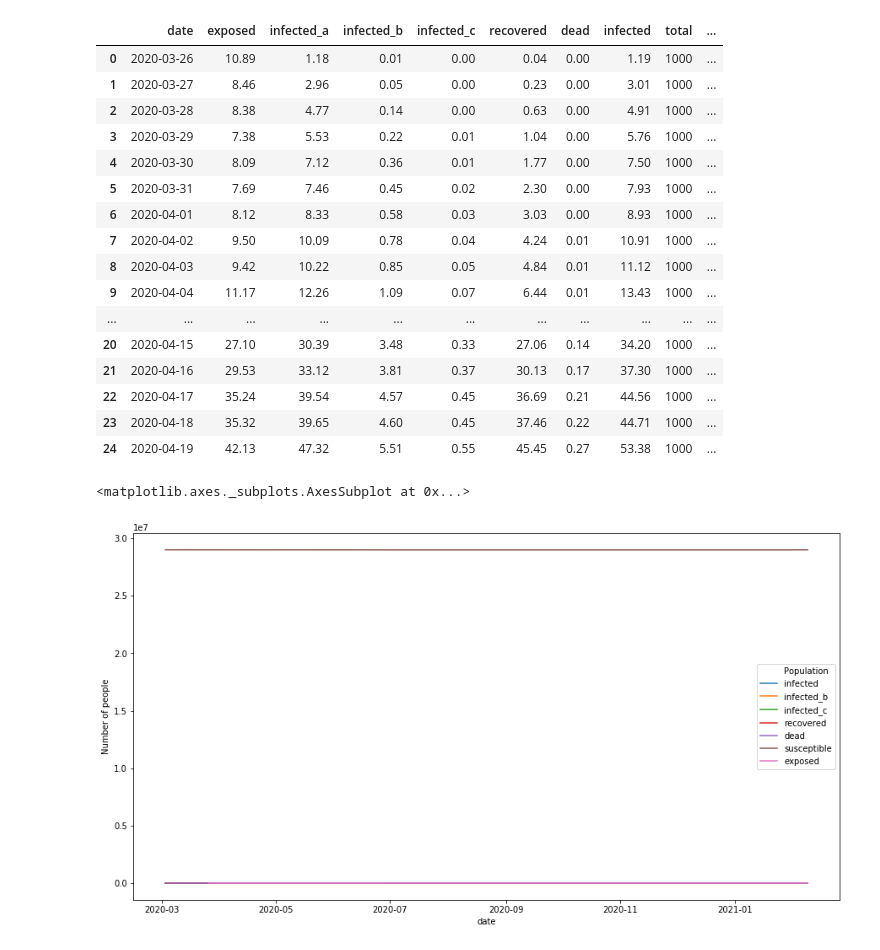
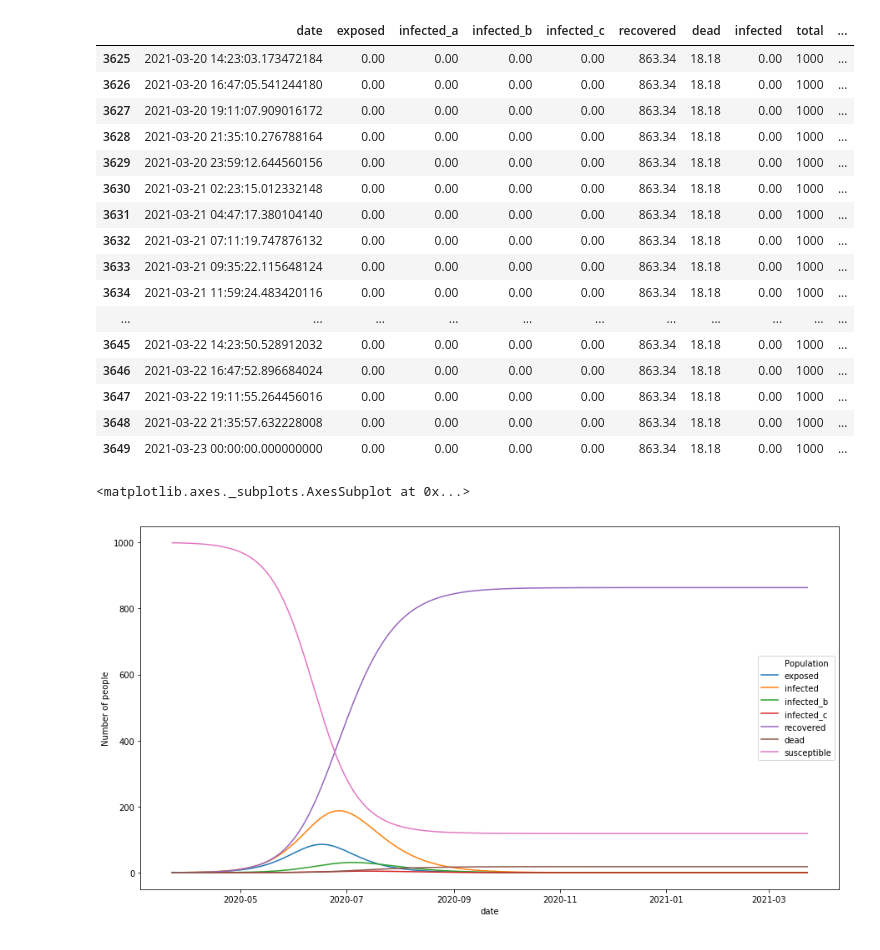
Before and after one commit to act-now-coalition/covid-data-model, a Jupyter notebook: seird_notebook_runtime.ipynb, the cells around one changed output. Cells and saved outputs as stored; diff of their text form; code cells hidden in the pictures.

Commit message:
smoothed dataframes and made dates more reasonable

```diff
--- a/seird_notebook_runtime.ipynb
+++ b/seird_notebook_runtime.ipynb
@@ -116,7 +116,8 @@ def plot_df(df, cols):
 # [1. 0. 0. 0. 0. 0.]
 # [0.0, 0.00025, 0.0, 0.0] 0.2 [0.0, 0.08, 0.06818182, 0.08571429] [0.0, 0.02, 0.02272727] 0.057142857142857134 28995881.0
 # %%
-use_harvard_init = False #If True use the harvard model inputs for inital conditions and N (recreate their graph)
+#use_harvard_init = False #If True use the harvard model inputs for inital conditions and N (recreate their graph)
+use_harvard_init = True #If True use the harvard model inputs for inital conditions and N (recreate their graph)
 # %%
 [df, soln] = model_state('USA', 'TX', INTERVENTIONS[0])
 
@@ -189,27 +184,27 @@ plt.ylim([1,N])
 # %%
-df.head(25)
+df.tail(25)
 # %% [output]
 |  | date | exposed | infected_a | infected_b | infected_c | recovered | dead | infected | total | ... |
-| 0 | 2020-03-26 | 10.89 | 1.18 | 0.01 | 0.00 | 0.04 | 0.00 | 1.19 | 1000 | ... |
-| 1 | 2020-03-27 | 8.46 | 2.96 | 0.05 | 0.00 | 0.23 | 0.00 | 3.01 | 1000 | ... |
-| 2 | 2020-03-28 | 8.38 | 4.77 | 0.14 | 0.00 | 0.63 | 0.00 | 4.91 | 1000 | ... |
-| 3 | 2020-03-29 | 7.38 | 5.53 | 0.22 | 0.01 | 1.04 | 0.00 | 5.76 | 1000 | ... |
-| 4 | 2020-03-30 | 8.09 | 7.12 | 0.36 | 0.01 | 1.77 | 0.00 | 7.50 | 1000 | ... |
-| 5 | 2020-03-31 | 7.69 | 7.46 | 0.45 | 0.02 | 2.30 | 0.00 | 7.93 | 1000 | ... |
-| 6 | 2020-04-01 | 8.12 | 8.33 | 0.58 | 0.03 | 3.03 | 0.00 | 8.93 | 1000 | ... |
-| 7 | 2020-04-02 | 9.50 | 10.09 | 0.78 | 0.04 | 4.24 | 0.01 | 10.91 | 1000 | ... |
-| 8 | 2020-04-03 | 9.42 | 10.22 | 0.85 | 0.05 | 4.84 | 0.01 | 11.12 | 1000 | ... |
-| 9 | 2020-04-04 | 11.17 | 12.26 | 1.09 | 0.07 | 6.44 | 0.01 | 13.43 | 1000 | ... |
+| 3625 | 2021-03-20 14:23:03.173472184 | 0.00 | 0.00 | 0.00 | 0.00 | 863.34 | 18.18 | 0.00 | 1000 | ... |
+| 3626 | 2021-03-20 16:47:05.541244180 | 0.00 | 0.00 | 0.00 | 0.00 | 863.34 | 18.18 | 0.00 | 1000 | ... |
+| 3627 | 2021-03-20 19:11:07.909016172 | 0.00 | 0.00 | 0.00 | 0.00 | 863.34 | 18.18 | 0.00 | 1000 | ... |
+| 3628 | 2021-03-20 21:35:10.276788164 | 0.00 | 0.00 | 0.00 | 0.00 | 863.34 | 18.18 | 0.00 | 1000 | ... |
+| 3629 | 2021-03-20 23:59:12.644560156 | 0.00 | 0.00 | 0.00 | 0.00 | 863.34 | 18.18 | 0.00 | 1000 | ... |
+| 3630 | 2021-03-21 02:23:15.012332148 | 0.00 | 0.00 | 0.00 | 0.00 | 863.34 | 18.18 | 0.00 | 1000 | ... |
+| 3631 | 2021-03-21 04:47:17.380104140 | 0.00 | 0.00 | 0.00 | 0.00 | 863.34 | 18.18 | 0.00 | 1000 | ... |
+| 3632 | 2021-03-21 07:11:19.747876132 | 0.00 | 0.00 | 0.00 | 0.00 | 863.34 | 18.18 | 0.00 | 1000 | ... |
+| 3633 | 2021-03-21 09:35:22.115648124 | 0.00 | 0.00 | 0.00 | 0.00 | 863.34 | 18.18 | 0.00 | 1000 | ... |
+| 3634 | 2021-03-21 11:59:24.483420116 | 0.00 | 0.00 | 0.00 | 0.00 | 863.34 | 18.18 | 0.00 | 1000 | ... |
 | ... | ... | ... | ... | ... | ... | ... | ... | ... | ... | ... |
-| 20 | 2020-04-15 | 27.10 | 30.39 | 3.48 | 0.33 | 27.06 | 0.14 | 34.20 | 1000 | ... |
-| 21 | 2020-04-16 | 29.53 | 33.12 | 3.81 | 0.37 | 30.13 | 0.17 | 37.30 | 1000 | ... |
-| 22 | 2020-04-17 | 35.24 | 39.54 | 4.57 | 0.45 | 36.69 | 0.21 | 44.56 | 1000 | ... |
-| 23 | 2020-04-18 | 35.32 | 39.65 | 4.60 | 0.45 | 37.46 | 0.22 | 44.71 | 1000 | ... |
-| 24 | 2020-04-19 | 42.13 | 47.32 | 5.51 | 0.55 | 45.45 | 0.27 | 53.38 | 1000 | ... |
+| 3645 | 2021-03-22 14:23:50.528912032 | 0.00 | 0.00 | 0.00 | 0.00 | 863.34 | 18.18 | 0.00 | 1000 | ... |
+| 3646 | 2021-03-22 16:47:52.896684024 | 0.00 | 0.00 | 0.00 | 0.00 | 863.34 | 18.18 | 0.00 | 1000 | ... |
+| 3647 | 2021-03-22 19:11:55.264456016 | 0.00 | 0.00 | 0.00 | 0.00 | 863.34 | 18.18 | 0.00 | 1000 | ... |
+| 3648 | 2021-03-22 21:35:57.632228008 | 0.00 | 0.00 | 0.00 | 0.00 | 863.34 | 18.18 | 0.00 | 1000 | ... |
+| 3649 | 2021-03-23 00:00:00.000000000 | 0.00 | 0.00 | 0.00 | 0.00 | 863.34 | 18.18 | 0.00 | 1000 | ... |
 # %%
 chart_cols = ["exposed", "infected", "infected_b", "infected_c",  "recovered", "dead", "susceptible"]
 
 plot_df(df, chart_cols)
 # %% [output]
 <matplotlib.axes._subplots.AxesSubplot at 0x...>
-[figure, old version]
+[figure, new version]
```
Also changed, not shown: parts of 2 cells of this notebook, 1 other file.
